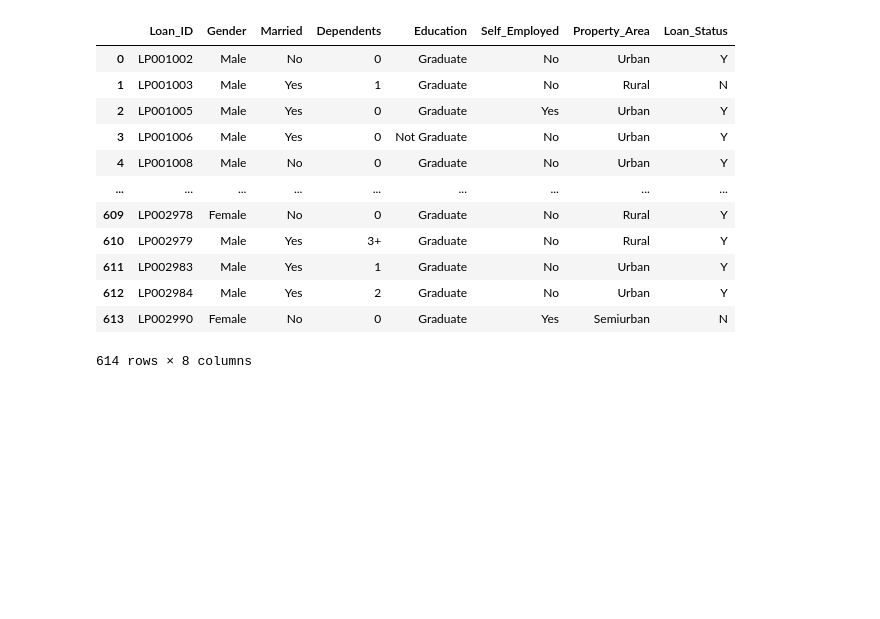
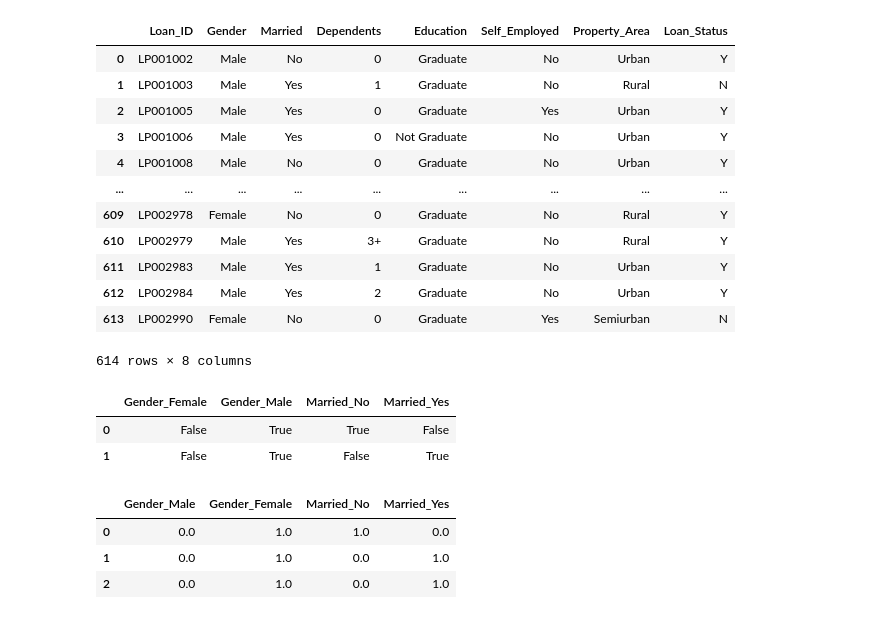
Before and after one commit to syfulislambappi/DATA-SCIENCE-30-DAY, a Jupyter notebook: DAY-3/data-cleaning-practice.ipynb, the cells around one changed output. Cells and saved outputs as stored; diff of their text form; code cells hidden in the pictures; blank space fills up the shorter version.

Commit message:
One Hot Encoding implemeted with pandas and scikit-learn

```diff
--- a/DAY-3/data-cleaning-practice.ipynb
+++ b/DAY-3/data-cleaning-practice.ipynb
@@ -199,3 +199,23 @@ arr = si.fit_transform(df[selected_col]) # Apply the mean value to null data and
 new_df = pd.DataFrame(arr, columns=selected_col) # Create new dataframe with updated series
 df = df.drop(selected_col, axis=1) # Drop the column with null value in float data type
 df = pd.concat([df, new_df], axis=1) # Merge existing dataframe and new dataframe
+# %%
+# Implement One-hot encoding with with pandas
+en_df = df[["Gender", "Married"]]
+pd.get_dummies(en_df).head(2)
+# %% [output]
+|  | Gender_Female | Gender_Male | Married_No | Married_Yes |
+| 0 | False | True | True | False |
+| 1 | False | True | False | True |
+# %%
+# Implement One-Hot-Encoding with scikit-learn
+from sklearn.preprocessing import OneHotEncoder
+ohe = OneHotEncoder()
+arr = ohe.fit_transform(en_df).toarray()
+new_en_df = pd.DataFrame(arr, columns=["Gender_Male", "Gender_Female", "Married_No", "Married_Yes"])
+new_en_df.head(3)
+# %% [output]
+|  | Gender_Male | Gender_Female | Married_No | Married_Yes |
+| 0 | 0.0 | 1.0 | 1.0 | 0.0 |
+| 1 | 0.0 | 1.0 | 0.0 | 1.0 |
+| 2 | 0.0 | 1.0 | 0.0 | 1.0 |
```
